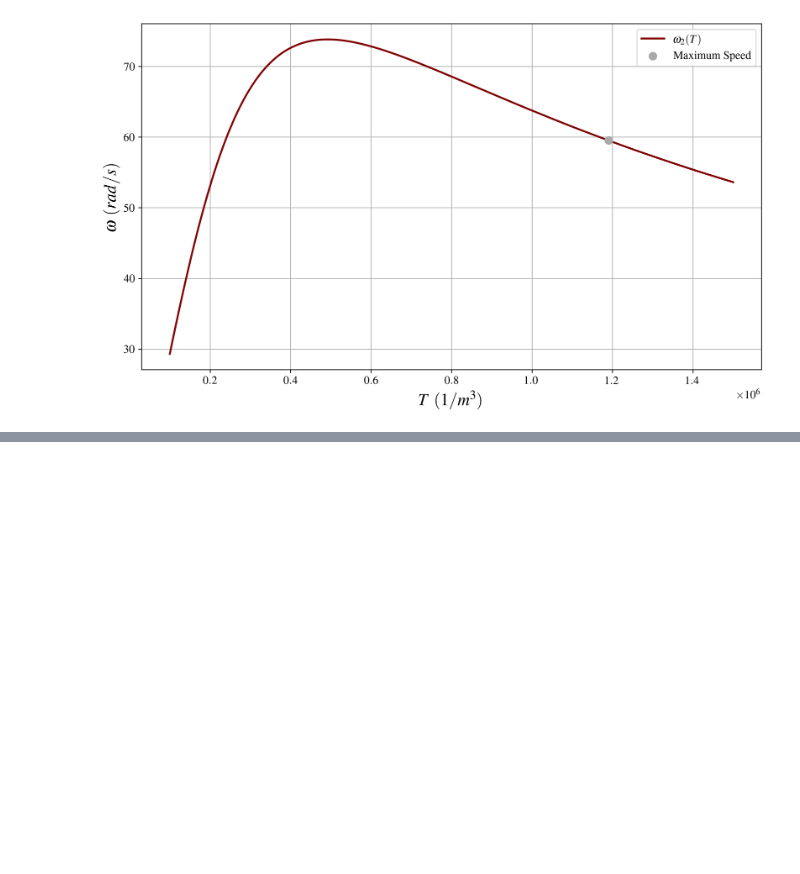
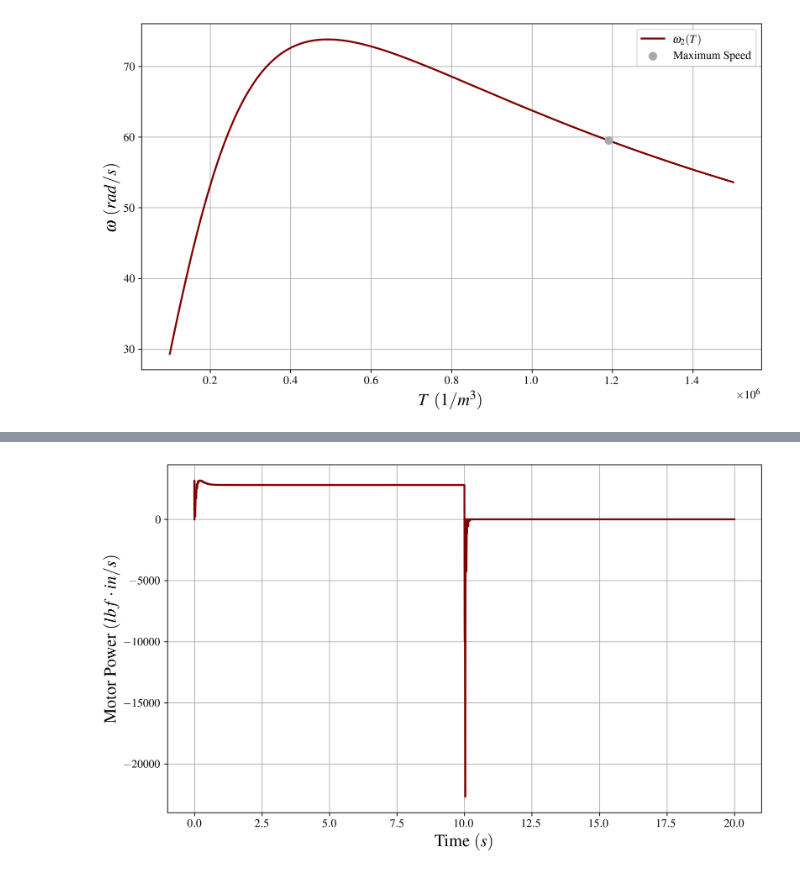
Before and after one commit to gabemorris12/dynamical_systems, a Jupyter notebook: Homework 2/Dynamical Systems Homework 2.ipynb, the cells around one changed output, grey strips where cells are left out. Saved outputs shown, nothing was run; the diff lists cells and outputs as text; code cells hidden in the pictures; blank space fills up the shorter version.

```diff
--- a/Homework 2/Dynamical Systems Homework 2.ipynb
+++ b/Homework 2/Dynamical Systems Homework 2.ipynb
@@ -518,0 +305,19 @@ At steady state, the motor is not operating at its maximum possible power (occur
+# %%
+# Transformer substitutions
+trans_sub = [
+    (omega1, omega2/T1),
+    (omega4, omega3*T2),
+    (omega5, omega3*T3)
+]
+
+eq1 = sp.Eq(del_A.diff(), omega1 - omega0).subs(trans_sub)
+eq2 = sp.Eq(del_B.diff(), omega3 - omega2).subs(trans_sub)
+eq3 = sp.Eq(del_C.diff(), omega4 - omega6).subs(trans_sub)
+eq4 = sp.Eq(del_D.diff(), omega5 - omega7).subs(trans_sub)
+eq5 = sp.Eq(I0*omega0.diff(), Ma + k1*del_A)
+eq6 = sp.Eq(Ie1*omega2.diff(), k1*del_B - k1/T1*del_A)
+eq7 = sp.Eq(Ie2*omega3.diff(), -k1*del_B - T2*k2*del_C - T3*k2*del_D)
+eq8 = sp.Eq(I6*omega6.diff(), k2*del_C - B*omega6)
+eq9 = sp.Eq(I7*omega7.diff(), k2*del_D - B*omega7)
+eqs = [eq1, eq2, eq3, eq4, eq5, eq6, eq7, eq8, eq9]
+display(*eqs)
@@ -518,0 +440,12 @@ At steady state, the motor is not operating at its maximum possible power (occur
+# %%
+omega0 = sol[:, 4]
+Ma_array = np.array([Ma(omega0_, t_) for omega0_, t_ in zip(omega0, t_array)])
+P_motor = Ma_array*omega0
+
+fig, ax = plt.subplots()
+ax.plot(t_array, P_motor)
+ax.set_xlabel('Time $(s)$')
+ax.set_ylabel(r'Motor Power $(lbf\cdot in/s)$')
+plt.show()
+# %% [output]
+[figure, added]
```
Also changed, not shown: parts of 38 cells of this notebook, 2 other files.
